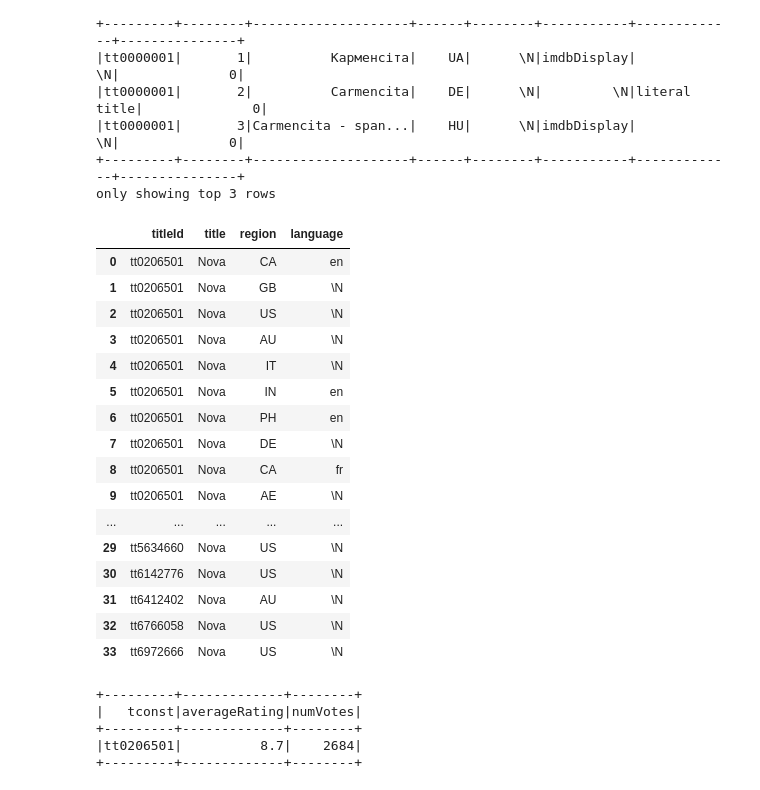
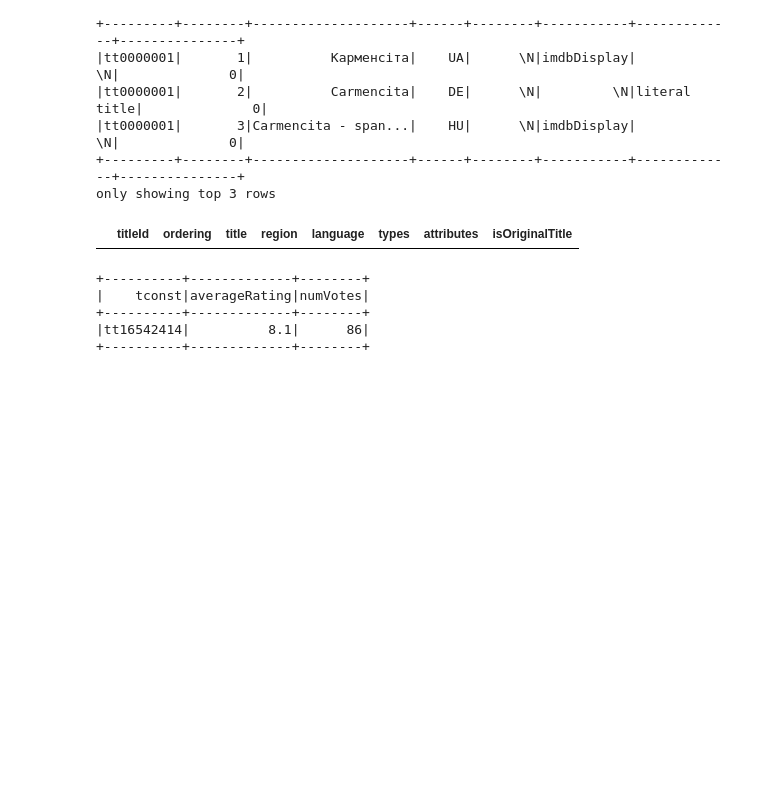
Before and after one commit to vichShir/netflix-analysis, a Jupyter notebook: notebooks/Netflix_Analysis.ipynb, the cells around one changed output. Cells and saved outputs as stored; diff of their text form; code cells hidden in the pictures; blank space fills up the shorter version.

```diff
--- a/notebooks/Netflix_Analysis.ipynb
+++ b/notebooks/Netflix_Analysis.ipynb
@@ -635,34 +497,18 @@ spark.sql("SELECT * FROM akas_df").show(3)
 +---------+--------+--------------------+------+--------+-----------+-------------+---------------+
 only showing top 3 rows
 # %%
-df = spark.sql("SELECT titleId, title, region, language FROM akas_df WHERE title = 'Nova' AND types = 'imdbDisplay'").toPandas()
+df = spark.sql("SELECT * FROM akas_df WHERE titleId = 'tt16542414'").toPandas()
 df
 # %% [output]
-|  | titleId | title | region | language |
-| 0 | tt0206501 | Nova | CA | en |
-| 1 | tt0206501 | Nova | GB | \N |
-| 2 | tt0206501 | Nova | US | \N |
-| 3 | tt0206501 | Nova | AU | \N |
-| 4 | tt0206501 | Nova | IT | \N |
-| 5 | tt0206501 | Nova | IN | en |
-| 6 | tt0206501 | Nova | PH | en |
-| 7 | tt0206501 | Nova | DE | \N |
-| 8 | tt0206501 | Nova | CA | fr |
-| 9 | tt0206501 | Nova | AE | \N |
-| ... | ... | ... | ... | ... |
-| 29 | tt5634660 | Nova | US | \N |
-| 30 | tt6142776 | Nova | US | \N |
-| 31 | tt6412402 | Nova | AU | \N |
-| 32 | tt6766058 | Nova | US | \N |
-| 33 | tt6972666 | Nova | US | \N |
+|  | titleId | ordering | title | region | language | types | attributes | isOriginalTitle |
 # %%
 ratings_df.registerTempTable("ratings_df")
-spark.sql("SELECT * FROM ratings_df WHERE tconst = 'tt0206501'").show()
+spark.sql("SELECT * FROM ratings_df WHERE tconst = 'tt16542414'").show()
 # %% [output]
-+---------+-------------+--------+
-|   tconst|averageRating|numVotes|
-+---------+-------------+--------+
-|tt0206501|          8.7|    2684|
-+---------+-------------+--------+
++----------+-------------+--------+
+|    tconst|averageRating|numVotes|
++----------+-------------+--------+
+|tt16542414|          8.1|      86|
++----------+-------------+--------+
 # %%
 basics_df.registerTempTable("basics_df")
```
Also changed, not shown: parts of 38 cells of this notebook, 2 other files.
